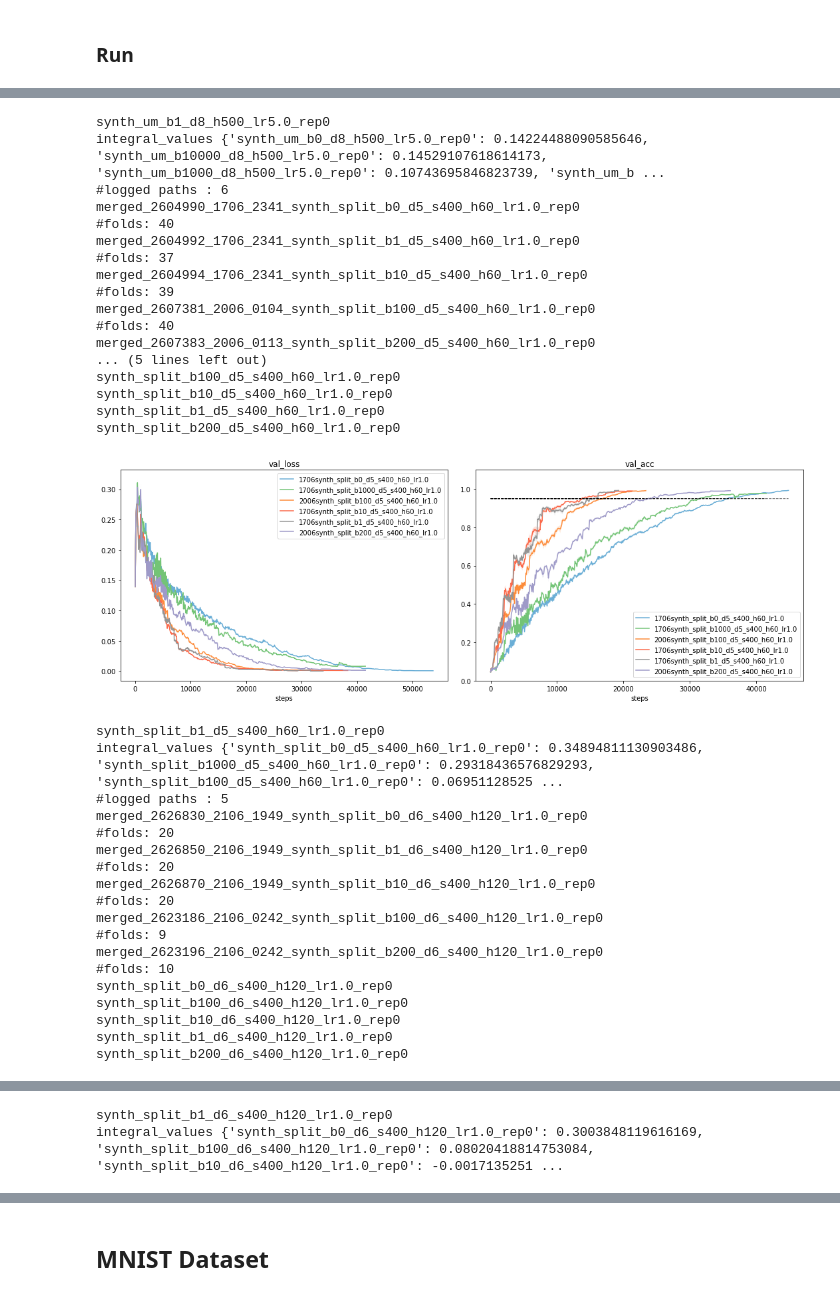
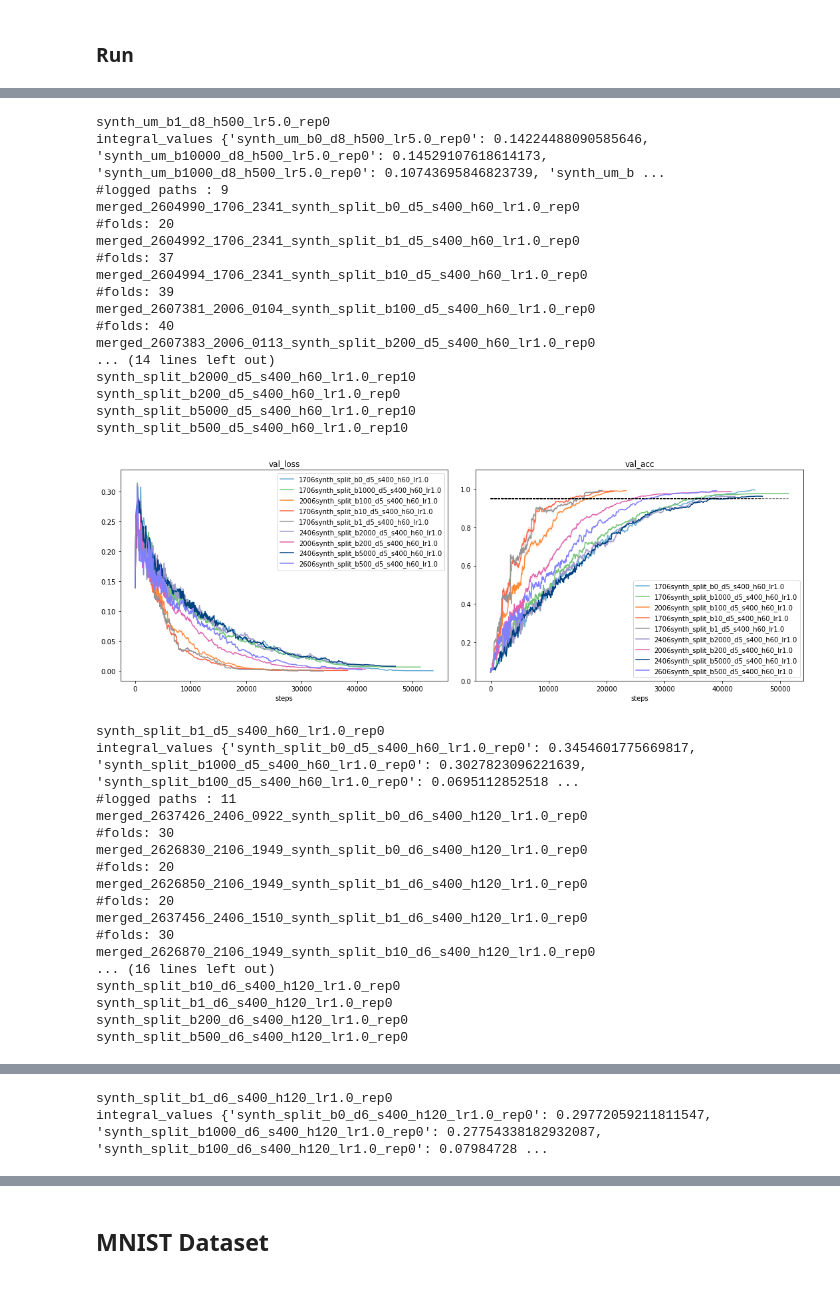
Before and after one commit to jeromel05/Ultrametric-benchmark-v2, a Jupyter notebook: notebooks/postprocessing_metrics.ipynb, the cells around one changed output, grey strips where cells are left out. Drawn from its saved outputs; the diff is of its cells as text; code cells hidden in the pictures.

```diff
--- a/notebooks/postprocessing_metrics.ipynb
+++ b/notebooks/postprocessing_metrics.ipynb
@@ -188,7 +188,7 @@ def parse_regex(ckpt_name):
     repetition_nb=int(match.group(1))
 
     #patt = "(?:merged_)*([0-9]+)_([0-9]+)_[0-9]+_([a-z]+(?:corr)*_(?:um|rand|split)_b[0-9]+_*(d[0-9]+)*_*(s[0-9]*)*_+h[0-9]+_lr[0-9.]+_rep[0-9]+)"
-    patt = '([0-9]{7})_([0-9]{4})_[0-9]{4}_((?:synth|mnist)(?:corr)*_(?:um|rand|split)_b[0-9]+_(d[0-9]+)_*(?:stoch)*(s[0-9]*)*_h[0-9]+_lr[0-9.]+_rep[0-9]+)'
+    patt = '(?:merged_)*([0-9]{7})_([0-9]{4})_[0-9]{4}_((?:synth|mnist)(?:corr)*_(?:um|rand|split)_b[0-9]+_(d[0-9]+)_*(?:stoch)*(s[0-9]*)*_h[0-9]+_lr[0-9.]+_rep[0-9]+)'
     matched = re.match(patt, ckpt_name)
     hash1 = matched.group(3) # create hash
     job_id = int(matched.group(1))
@@ -371,7 +371,7 @@ patts_to_search = ['synth_split_b[0-9]*_d5_*(s[0-9]*)*_h[0-9]+_lr', 'synth_split
 # MERGED_LOG_PATH DL_LOG_PATH SPLIT_MERGED_LOG_PATH
 
 for patt in patts_to_search:
-    val_accs_dict = plot_runs_w_regex(patt, 0.95, DL_LOG_PATH, verbose=True, delete_dir=False)
+    val_accs_dict = plot_runs_w_regex(patt, 0.85, TO_MERGE_LOG_PATH, verbose=True, delete_dir=False)
     integral_values, name, b0_max_idx = compute_integral_values(val_accs_dict)
     print('integral_values', integral_values)
     res_dict[name] = (integral_values, b0_max_idx)
@@ -443,7 +412,7 @@ for res_dict, patt_list, log_path in zip([integral_values_dict_um, integral_valu
                                          [patts_to_search_um, patts_to_search_split],
                                          [MERGED_LOG_PATH, SPLIT_MERGED_LOG_PATH]):
     for patt in patt_list:
-        val_accs_dict = plot_runs_w_regex(patt, 0.8, log_path, verbose=False, delete_dir=False)
+        val_accs_dict = plot_runs_w_regex(patt, 0.5, log_path, verbose=False, delete_dir=False)
         integral_values, name, b0_max_idx = compute_integral_values(val_accs_dict)
         print('integral_values', integral_values)
         res_dict[name] = (integral_values, b0_max_idx)
@@ -504,55 +473,54 @@ synth_um_b500_d7_h250_lr2.0_rep0
 [figure]
 synth_um_b1_d7_h250_lr2.0_rep0
 integral_values {'synth_um_b0_d7_h250_lr2.0_rep0': 0.12792765988965143, 'synth_um_b10000_d7_h250_lr2.0_rep0': 0.13455490611295237, 'synth_um_b1000_d7_h250_lr2.0_rep0': 0.07359244661032421, 'synth_um_b ...
 #logged paths : 9
 merged_2556663_0706_1827_synth_um_b0_d8_h500_lr5.0_rep0
 #folds: 10
 merged_2607152_1906_0634_synth_um_b1_d8_h500_lr5.0_rep0
 #folds: 30
 merged_2607212_1906_1122_synth_um_b10_d8_h500_lr5.0_rep0
 #folds: 30
 merged_2607272_1906_1607_synth_um_b100_d8_h500_lr5.0_rep0
 #folds: 30
 merged_2607332_1906_2056_synth_um_b200_d8_h500_lr5.0_rep0
 ... (14 lines left out)
 synth_um_b1_d8_h500_lr5.0_rep0
 synth_um_b200_d8_h500_lr5.0_rep0
 synth_um_b5000_d8_h500_lr5.0_rep0
 synth_um_b500_d8_h500_lr5.0_rep0
 [figure]
 synth_um_b1_d8_h500_lr5.0_rep0
 integral_values {'synth_um_b0_d8_h500_lr5.0_rep0': 0.14224488090585646, 'synth_um_b10000_d8_h500_lr5.0_rep0': 0.14529107618614173, 'synth_um_b1000_d8_h500_lr5.0_rep0': 0.10743695846823739, 'synth_um_b ...
-#logged paths : 6
+#logged paths : 9
 merged_2604990_1706_2341_synth_split_b0_d5_s400_h60_lr1.0_rep0
-#folds: 40
+#folds: 20
 merged_2604992_1706_2341_synth_split_b1_d5_s400_h60_lr1.0_rep0
 #folds: 37
 merged_2604994_1706_2341_synth_split_b10_d5_s400_h60_lr1.0_rep0
 #folds: 39
 merged_2607381_2006_0104_synth_split_b100_d5_s400_h60_lr1.0_rep0
 #folds: 40
 merged_2607383_2006_0113_synth_split_b200_d5_s400_h60_lr1.0_rep0
-... (5 lines left out)
-synth_split_b100_d5_s400_h60_lr1.0_rep0
-synth_split_b10_d5_s400_h60_lr1.0_rep0
-synth_split_b1_d5_s400_h60_lr1.0_rep0
+... (14 lines left out)
+synth_split_b2000_d5_s400_h60_lr1.0_rep10
 synth_split_b200_d5_s400_h60_lr1.0_rep0
+synth_split_b5000_d5_s400_h60_lr1.0_rep10
+synth_split_b500_d5_s400_h60_lr1.0_rep10
-[figure, old version]
+[figure, new version]
 synth_split_b1_d5_s400_h60_lr1.0_rep0
-integral_values {'synth_split_b0_d5_s400_h60_lr1.0_rep0': 0.34894811130903486, 'synth_split_b1000_d5_s400_h60_lr1.0_rep0': 0.29318436576829293, 'synth_split_b100_d5_s400_h60_lr1.0_rep0': 0.06951128525 ...
-#logged paths : 5
+integral_values {'synth_split_b0_d5_s400_h60_lr1.0_rep0': 0.3454601775669817, 'synth_split_b1000_d5_s400_h60_lr1.0_rep0': 0.3027823096221639, 'synth_split_b100_d5_s400_h60_lr1.0_rep0': 0.0695112852518 ...
+#logged paths : 11
+merged_2637426_2406_0922_synth_split_b0_d6_s400_h120_lr1.0_rep0
+#folds: 30
 merged_2626830_2106_1949_synth_split_b0_d6_s400_h120_lr1.0_rep0
 #folds: 20
 merged_2626850_2106_1949_synth_split_b1_d6_s400_h120_lr1.0_rep0
 #folds: 20
+merged_2637456_2406_1510_synth_split_b1_d6_s400_h120_lr1.0_rep0
+#folds: 30
 merged_2626870_2106_1949_synth_split_b10_d6_s400_h120_lr1.0_rep0
-#folds: 20
-merged_2623186_2106_0242_synth_split_b100_d6_s400_h120_lr1.0_rep0
-#folds: 9
-merged_2623196_2106_0242_synth_split_b200_d6_s400_h120_lr1.0_rep0
-#folds: 10
-synth_split_b0_d6_s400_h120_lr1.0_rep0
-synth_split_b100_d6_s400_h120_lr1.0_rep0
+... (16 lines left out)
 synth_split_b10_d6_s400_h120_lr1.0_rep0
 synth_split_b1_d6_s400_h120_lr1.0_rep0
 synth_split_b200_d6_s400_h120_lr1.0_rep0
+synth_split_b500_d6_s400_h120_lr1.0_rep0
@@ -560,5 +528,5 @@ synth_split_b200_d6_s400_h120_lr1.0_rep0
 synth_split_b1_d6_s400_h120_lr1.0_rep0
-integral_values {'synth_split_b0_d6_s400_h120_lr1.0_rep0': 0.3003848119616169, 'synth_split_b100_d6_s400_h120_lr1.0_rep0': 0.08020418814753084, 'synth_split_b10_d6_s400_h120_lr1.0_rep0': -0.0017135251 ...
+integral_values {'synth_split_b0_d6_s400_h120_lr1.0_rep0': 0.29772059211811547, 'synth_split_b1000_d6_s400_h120_lr1.0_rep0': 0.27754338182932087, 'synth_split_b100_d6_s400_h120_lr1.0_rep0': 0.07984728 ...
 # %%
 import seaborn as sns
 from scipy.optimize import curve_fit
```
Also changed, not shown: parts of 5 cells of this notebook, 3 other files.
